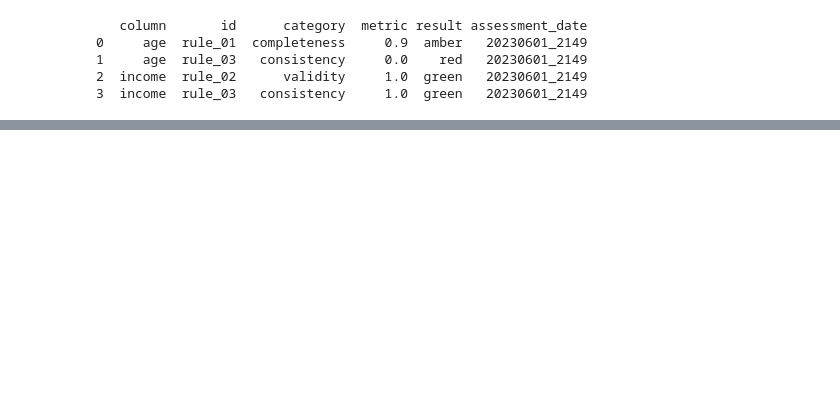
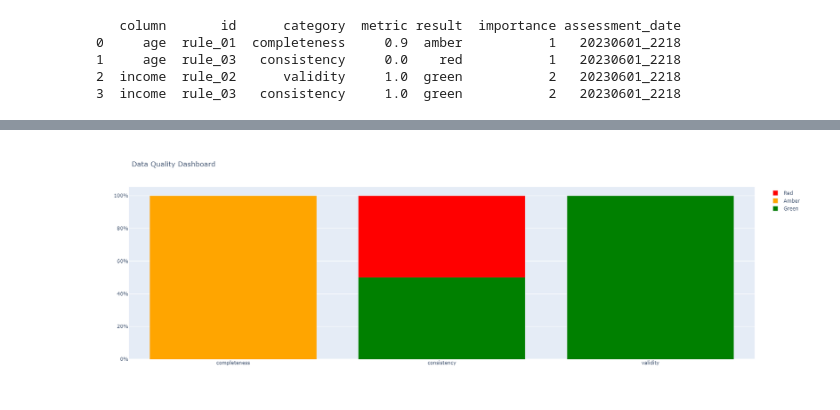
Before and after one commit to at621/snippets, a Jupyter notebook: dq_framework.ipynb, the cells around one changed output, grey strips where cells are left out. Cells and saved outputs as stored; diff of their text form; code cells hidden in the pictures; blank space fills up the shorter version.

```diff
--- a/dq_framework.ipynb
+++ b/dq_framework.ipynb
@@ -2,6 +2,8 @@
 from datetime import datetime
 import numpy as np
 import pandas as pd
+import plotly.graph_objects as go
+import plotly.subplots as sp
 
 dt_stamp = datetime.now().strftime("%Y%m%d_%H%M")
 
@@ -17,7 +19,8 @@ config_table = pd.DataFrame({
     'min_val': [0, 0],
     'max_val': [100, 200000],
     'type': ['int', 'float'],
-    'rules': [['rule_01', 'rule_03'], ['rule_02', 'rule_03']]
+    'rules': [['rule_01', 'rule_03'], ['rule_02', 'rule_03']],
+    'importance': [1, 2]  # new column
 })
 
 # Define rules
@@ -135,18 +138,43 @@ for idx, config in config_table.iterrows():
                 rule_category = rule_tuple[1]  # category
                 result = rule_func(data_df, config)
                 color = assess_outcome(rule_category, result)
-                results.append([config['column'], rule_name, rule_category, result, color, dt_stamp])
+                results.append([config['column'], rule_name, rule_category, result, color, config['importance'], dt_stamp])
             except Exception as e:
                 print(f'The rule {rule_name} failed with column {config["column"]}')
-                results.append([config['column'], rule_name, rule_category, np.nan, np.nan, dt_stamp])
+                results.append([config['column'], rule_name, rule_category, np.nan, np.nan, np.nan, dt_stamp])
 
 # Create dataframe for results
-columns = ['column', 'id', 'category', 'metric', 'result', 'assessment_date']
+columns = ['column', 'id', 'category', 'metric', 'result', 'importance', 'assessment_date']
 final_result = pd.DataFrame(results, columns=columns)
 print(final_result)
 # %% [output]
-   column       id      category  metric result assessment_date
-0     age  rule_01  completeness     0.9  amber   20230601_2149
-1     age  rule_03   consistency     0.0    red   20230601_2149
-2  income  rule_02      validity     1.0  green   20230601_2149
-3  income  rule_03   consistency     1.0  green   20230601_2149
+   column       id      category  metric result  importance assessment_date
+0     age  rule_01  completeness     0.9  amber           1   20230601_2218
+1     age  rule_03   consistency     0.0    red           1   20230601_2218
+2  income  rule_02      validity     1.0  green           2   20230601_2218
+3  income  rule_03   consistency     1.0  green           2   20230601_2218
+# %%
+# Group data by rule and assessment
+grouped_data = final_result.groupby(['category', 'result']).size().unstack()
+
+# Convert counts to percentages
+grouped_data = grouped_data.divide(grouped_data.sum(axis=1), axis=0)
+
+# Create 100% stacked bar chart
+fig = go.Figure(data=[
+    go.Bar(name='Green', x=grouped_data.index, y=grouped_data['green'], marker_color='green'),
+    go.Bar(name='Amber', x=grouped_data.index, y=grouped_data['amber'], marker_color='orange'),
+    go.Bar(name='Red', x=grouped_data.index, y=grouped_data['red'], marker_color='red')
+])
+
+# Change the bar mode
+fig.update_layout(
+    barmode='stack',
+    yaxis=dict(tickformat=',.0%',),
+    title_text="Data Quality Dashboard",
+    width=500,  # Adjust width
+    height=600  # Adjust height
+)
+
+fig.show()
+# %% [output]
@@ -152,0 +182 @@ print(final_result)
+[figure, added]
```
Also changed, not shown: parts of 1 cell of this notebook.
